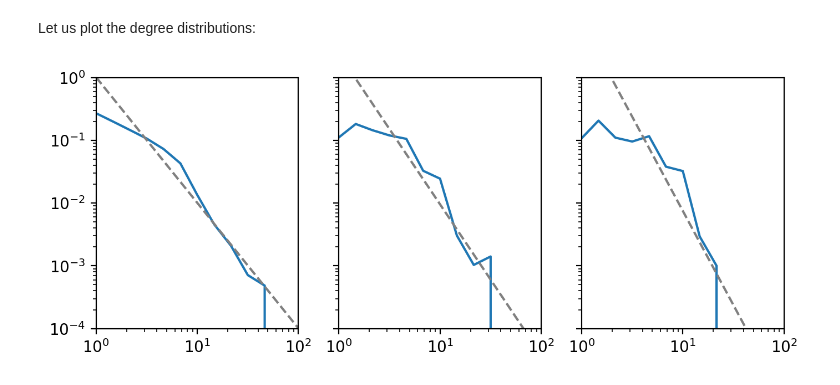
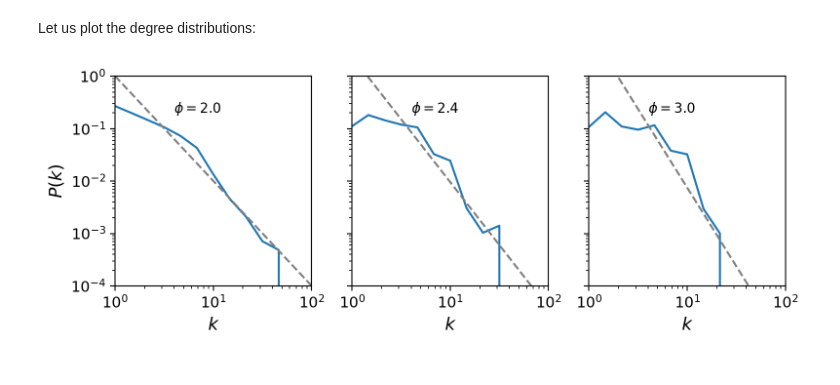
Before and after one commit to FrancoAquistapace/ComplexNetworksEpidemiology, a Jupyter notebook: analysis.ipynb, the cells around one changed output. Drawn from its saved outputs; the diff is of its cells as text; code cells hidden in the pictures.

Commit message:
Produced figure of degree distribution for scale-free networks, and added details to presentation.

```diff
--- a/analysis.ipynb
+++ b/analysis.ipynb
@@ -875,31 +875,43 @@ alpha_bias = [1.01, 2.4, 7.5]
 for i,k_exp in enumerate([2.0, 2.4, 3.0]):
     M = all_M_sf[k_exp_values.index(k_exp)]
 
     # Get degree observations
     deg = np.sum(M, axis=0)
 
     # Get degree values and bins
     vals, bins = np.histogram(deg, density=True,
                     bins=np.logspace(start=0, stop=2, num=N_bins))
 
     # Plot results
     ax[i].plot(bins[:-1], vals)
 
     # Plot expected slope
     xdom = np.linspace(1,1e2)
     ax[i].plot(xdom, alpha_bias[i]*np.power(xdom, -k_exp),
                ls='--', c='grey')
 
+    # Add text
+    ax[i].text(4, 0.2, r'$\phi=%s$' % k_exp)
+
     # Scale
     ax[i].set_xscale('log')
     ax[i].set_yscale('log')
 
     # X limits
     ax[i].set_xlim(left=1, right=1e2)
 
+    # Labels
+    ax[i].set_xlabel(r'$k$', fontsize=FONTSIZE)
+    ax[i].tick_params(labelsize=FONTSIZE-2)
+
+# Y Label
+ax[0].set_ylabel(r'$P(k)$', fontsize=FONTSIZE)
+
 # Y limits
 ax[0].set_ylim(bottom=1e-4, top=1)
 
+plt.tight_layout()
+plt.savefig('./figures/scale_free_deg_dist_comp.png', dpi=200)
 plt.show();
 # %% [output]
-[figure, old version]
+[figure, new version]
```
Also changed, not shown: 2 other files.
